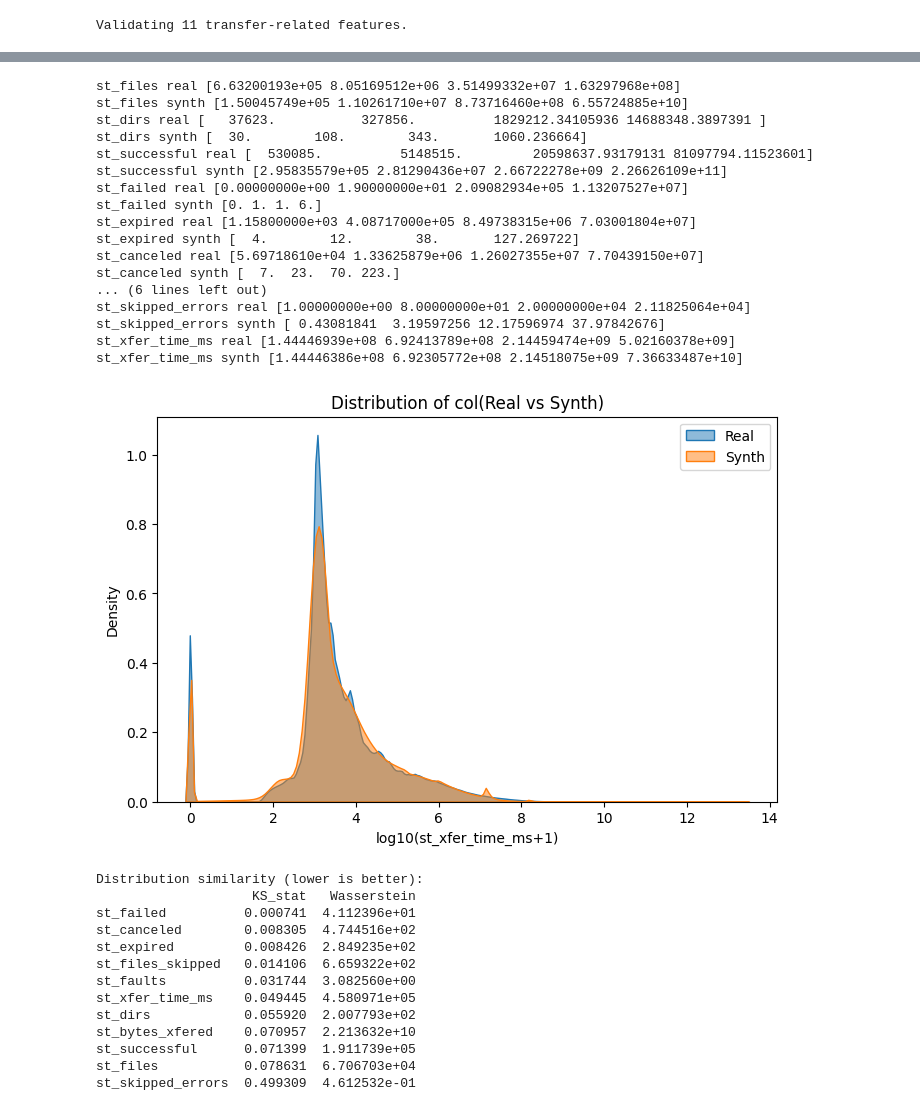
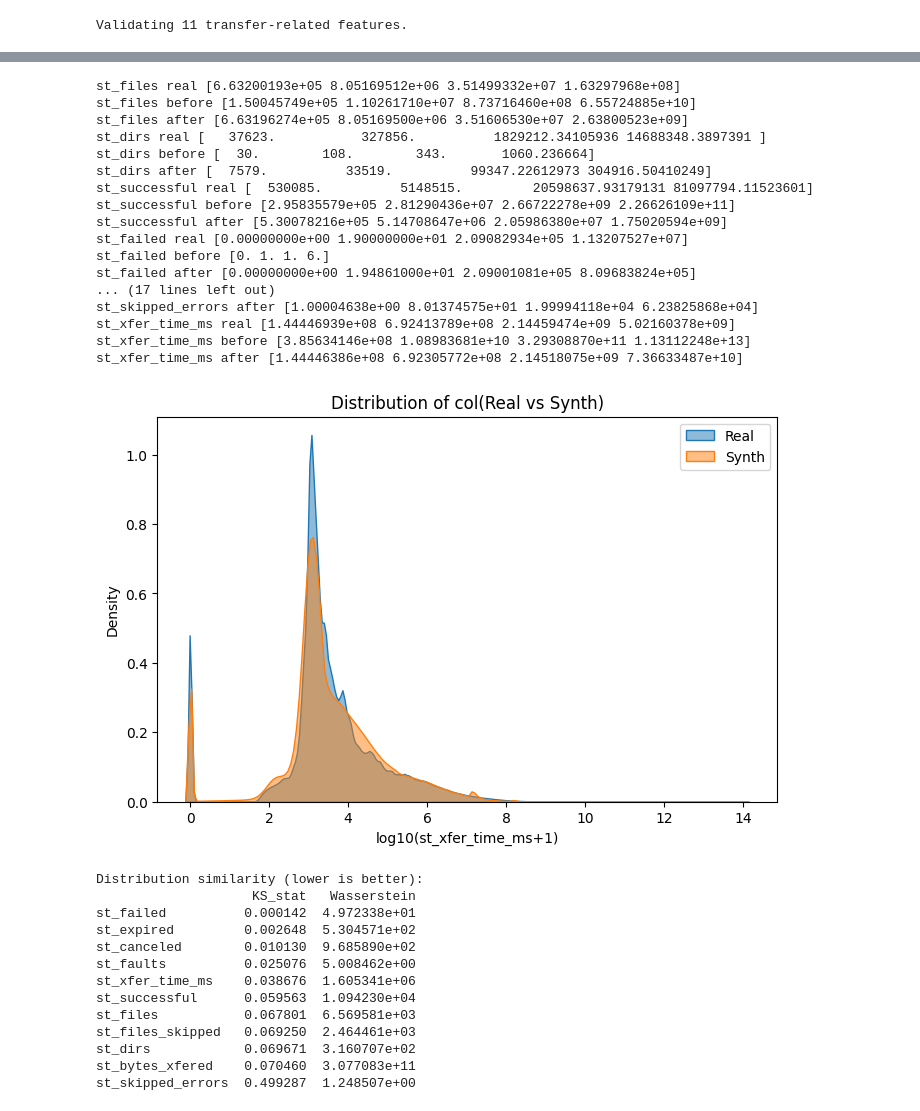
Before and after one commit to psh0078/gmm-synth-transfer, a Jupyter notebook: perf/perf.ipynb, the cells around one changed output, grey strips where cells are left out. Drawn from its saved outputs; the diff is of its cells as text; code cells hidden in the pictures.

```diff
--- a/perf/perf.ipynb
+++ b/perf/perf.ipynb
@@ -107,51 +191,48 @@ st_xfer_time_ms    7.558690e+05  2.993047e+07        0.0  3.273137e+10
 # %%
 for col in selected_cols:
-    print(col, "real", np.quantile(real[col], [0.999, 0.9999, 0.99999, 0.999999]))
-    print(col, "synth", np.quantile(synth[col], [0.999, 0.9999, 0.99999, 0.999999]))
+    print(col, "real", np.quantile(real[col], [0.0, 0.25, 0.999, 0.9999, 0.99999, 0.999999]))
+    print(col, "before", np.quantile(before[col], [0.999, 0.9999, 0.99999, 0.999999]))
+    print(col, "after", np.quantile(after[col], [0.999, 0.9999, 0.99999, 0.999999]))
 # %% [output]
 st_files real [6.63200193e+05 8.05169512e+06 3.51499332e+07 1.63297968e+08]
-st_files synth [1.50045749e+05 1.10261710e+07 8.73716460e+08 6.55724885e+10]
+st_files before [1.50045749e+05 1.10261710e+07 8.73716460e+08 6.55724885e+10]
+st_files after [6.63196274e+05 8.05169500e+06 3.51606530e+07 2.63800523e+09]
 st_dirs real [   37623.           327856.          1829212.34105936 14688348.3897391 ]
-st_dirs synth [  30.        108.        343.       1060.236664]
+st_dirs before [  30.        108.        343.       1060.236664]
+st_dirs after [  7579.          33519.          99347.22612973 304916.50410249]
 st_successful real [  530085.          5148515.         20598637.93179131 81097794.11523601]
-st_successful synth [2.95835579e+05 2.81290436e+07 2.66722278e+09 2.26626109e+11]
+st_successful before [2.95835579e+05 2.81290436e+07 2.66722278e+09 2.26626109e+11]
+st_successful after [5.30078216e+05 5.14708647e+06 2.05986380e+07 1.75020594e+09]
 st_failed real [0.00000000e+00 1.90000000e+01 2.09082934e+05 1.13207527e+07]
-st_failed synth [0. 1. 1. 6.]
-st_expired real [1.15800000e+03 4.08717000e+05 8.49738315e+06 7.03001804e+07]
-st_expired synth [  4.        12.        38.       127.269722]
-st_canceled real [5.69718610e+04 1.33625879e+06 1.26027355e+07 7.70439150e+07]
-st_canceled synth [  7.  23.  70. 223.]
-... (6 lines left out)
-st_skipped_errors real [1.00000000e+00 8.00000000e+01 2.00000000e+04 2.11825064e+04]
-st_skipped_errors synth [ 0.43081841  3.19597256 12.17596974 37.97842676]
+st_failed before [0. 1. 1. 6.]
+st_failed after [0.00000000e+00 1.94861000e+01 2.09001081e+05 8.09683824e+05]
+... (17 lines left out)
+st_skipped_errors after [1.00004638e+00 8.01374575e+01 1.99994118e+04 6.23825868e+04]
 st_xfer_time_ms real [1.44446939e+08 6.92413789e+08 2.14459474e+09 5.02160378e+09]
-st_xfer_time_ms synth [1.44446386e+08 6.92305772e+08 2.14518075e+09 7.36633487e+10]
+st_xfer_time_ms before [3.85634146e+08 1.08983681e+10 3.29308870e+11 1.13112248e+13]
+st_xfer_time_ms after [1.44446386e+08 6.92305772e+08 2.14518075e+09 7.36633487e+10]
 # %%
-import numpy as np
-import seaborn as sns
-import matplotlib.pyplot as plt
-
 # Plot the distributions
 col = "st_xfer_time_ms"
 plt.figure(figsize=(8, 5))
 
 real_log = np.log10(real[col].clip(lower=1))
-synth_log = np.log10(synth[col].clip(lower=1))
+synth_log = np.log10(after[col].clip(lower=1))
 
 sns.kdeplot(real_log, label="Real", fill=True, alpha=0.5)
 sns.kdeplot(synth_log, label="Synth", fill=True, alpha=0.5)
 plt.title("Distribution of col(Real vs Synth)")
 plt.xlabel(f'log10({col}+1)')
 plt.ylabel("Density")
 plt.legend()
 plt.show()
 # %% [output]
-[figure, old version]
+[figure, new version]
 # %%
 ks_results, wd_results = {}, {}
 for col in selected_cols:
-    ks = ks_2samp(real_filtered[col], synth_filtered[col]).statistic
-    wd = wasserstein_distance(real_filtered[col], synth_filtered[col])
+    ks = ks_2samp(real[col], synth[col]).statistic
+    wd = wasserstein_distance(real[col], synth[col])
     ks_results[col] = ks
     wd_results[col] = wd
 
@@ -161,14 +242,14 @@ print(ks_df.sort_values('KS_stat'))
 # %% [output]
 Distribution similarity (lower is better):
                     KS_stat   Wasserstein
-st_failed          0.000741  4.112396e+01
-st_canceled        0.008305  4.744516e+02
-st_expired         0.008426  2.849235e+02
-st_files_skipped   0.014106  6.659322e+02
-st_faults          0.031744  3.082560e+00
-st_xfer_time_ms    0.049445  4.580971e+05
-st_dirs            0.055920  2.007793e+02
-st_bytes_xfered    0.070957  2.213632e+10
-st_successful      0.071399  1.911739e+05
-st_files           0.078631  6.706703e+04
-st_skipped_errors  0.499309  4.612532e-01
+st_failed          0.000142  4.972338e+01
+st_expired         0.002648  5.304571e+02
+st_canceled        0.010130  9.685890e+02
+st_faults          0.025076  5.008462e+00
+st_xfer_time_ms    0.038676  1.605341e+06
+st_successful      0.059563  1.094230e+04
+st_files           0.067801  6.569581e+03
+st_files_skipped   0.069250  2.464461e+03
+st_dirs            0.069671  3.160707e+02
+st_bytes_xfered    0.070460  3.077083e+11
+st_skipped_errors  0.499287  1.248507e+00
```
Also changed, not shown: parts of 18 cells of this notebook, 6 other files.
